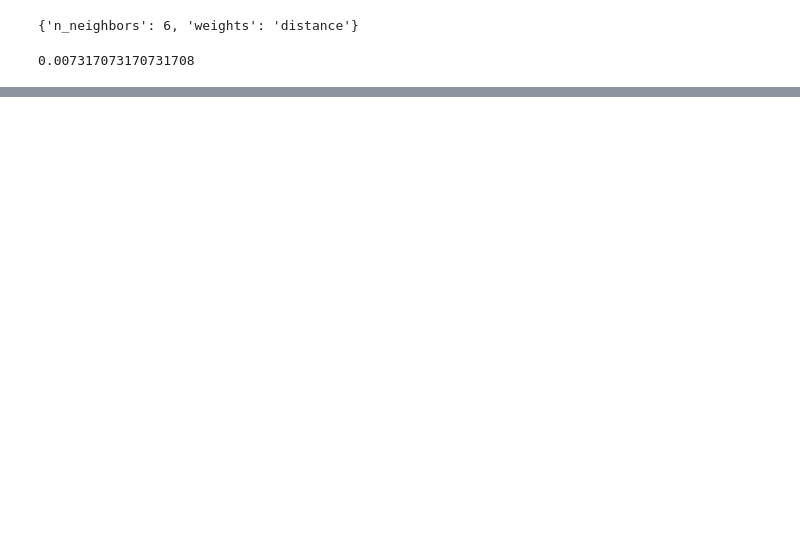
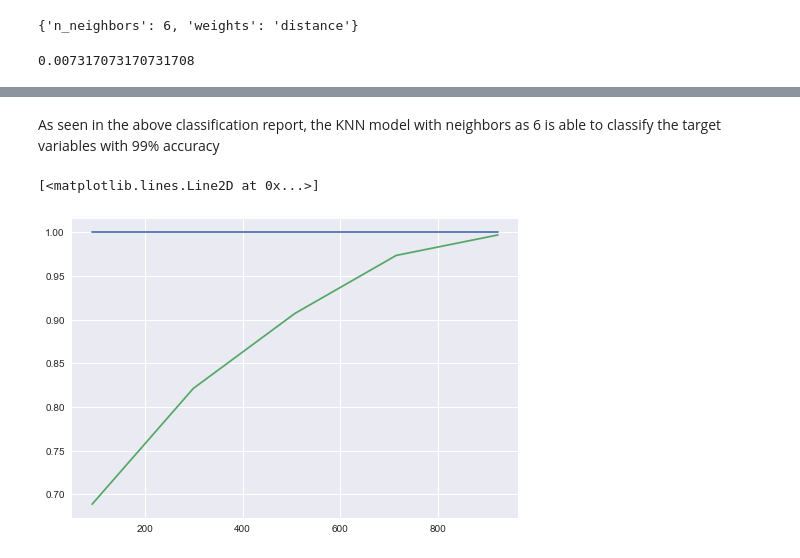
Before and after one commit to MehulSarup/HeartDisease_ML, a Jupyter notebook: Heart Disease Analysis.ipynb, the cells around one changed output, grey strips where cells are left out. Drawn from its saved outputs; the diff is of its cells as text; code cells hidden in the pictures; blank space fills up the shorter version.

```diff
--- a/Heart Disease Analysis.ipynb
+++ b/Heart Disease Analysis.ipynb
@@ -237,0 +259,23 @@ Accuracy Score: 99.26829268292683
+# %% [markdown]
+As seen in the above classification report, the KNN model with neighbors as 6 is able to classify the target variables with 99% accuracy
+# %%
+from sklearn.model_selection import learning_curve
+
+train_sizes,train_scores, test_scores = learning_curve(
+        model3,
+        X,
+        Y,
+        scoring="accuracy",
+cv=10)
+train_scores_mean = np.mean(train_scores, axis=1)
+train_scores_std = np.std(train_scores, axis=1)
+test_scores_mean = np.mean(test_scores, axis=1)
+test_scores_std = np.std(test_scores, axis=1)
+
+# Plot learning curve
+plt.style.use('seaborn')
+plt.plot(train_sizes, train_scores_mean, label = 'Training error')
+plt.plot(train_sizes, test_scores_mean, label = 'Validation error')
+# %% [output]
+[<matplotlib.lines.Line2D at 0x...>]
+[figure, added]
```
Also changed, not shown: parts of 6 cells of this notebook.
